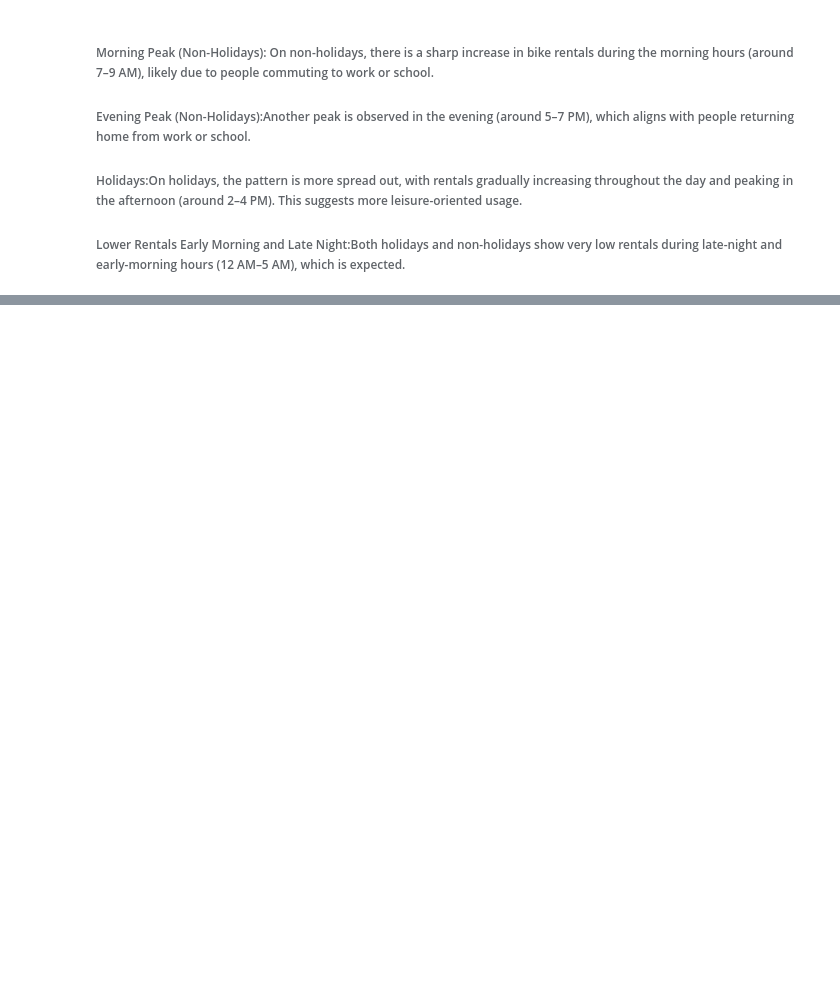
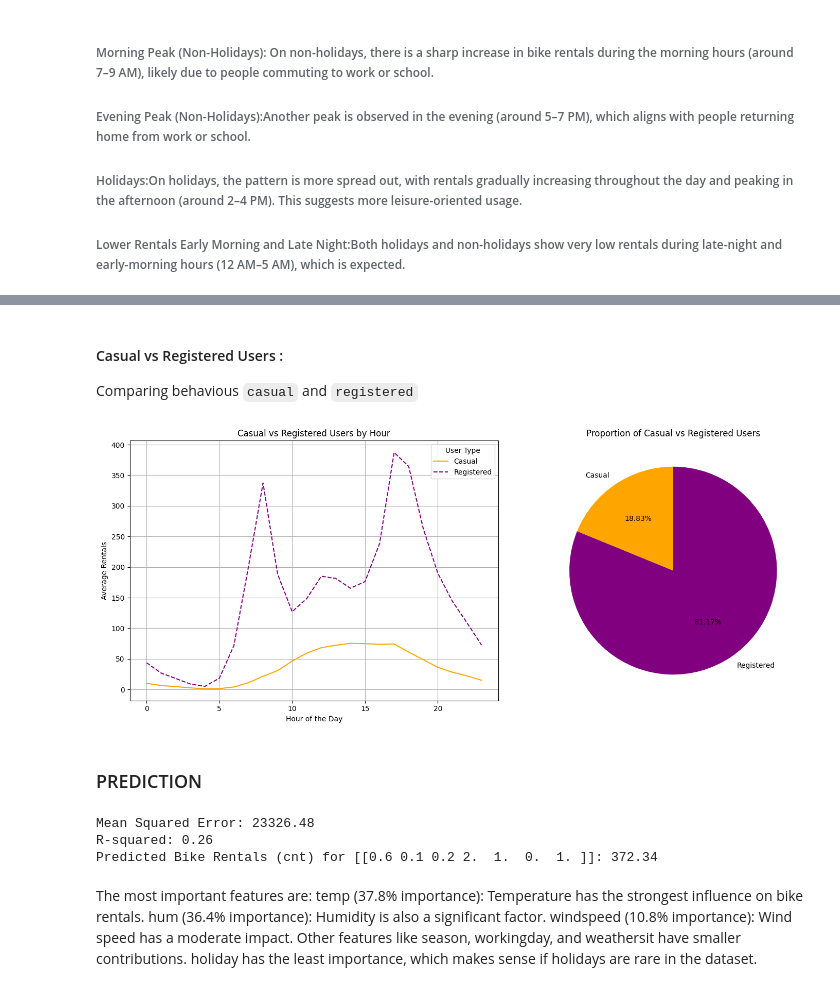
Before and after one commit to OmSingh2005/Bike-Rental-Trends-and-Forecasting, a Jupyter notebook: src/project.ipynb, the cells around one changed output, grey strips where cells are left out. Cells and saved outputs as stored; diff of their text form; code cells hidden in the pictures; blank space fills up the shorter version.

```diff
--- a/src/project.ipynb
+++ b/src/project.ipynb
@@ -300,0 +314,66 @@ This notebook provided an exploratory analysis of the `day.csv` and `hour.csv` d
+# %% [markdown]
+#### Casual vs Registered Users :
+Comparing behavious `casual` and `registered`
+# %%
+# Create a subplot with 1 row and 2 columns
+fig, axes = plt.subplots(1, 2, figsize=(15, 6))
+hourly_data = datat.groupby(time)[['casual', 'registered']].mean()
+# Line plot for casual vs registered users by hour
+sns.lineplot(ax=axes[0], x=hourly_data.index, y=hourly_data['casual'], label='Casual', linestyle='-', color='orange')
+sns.lineplot(ax=axes[0], x=hourly_data.index, y=hourly_data['registered'], label='Registered', linestyle='--', color='purple')
+axes[0].set_title('Casual vs Registered Users by Hour')
+axes[0].set_xlabel('Hour of the Day')
+axes[0].set_ylabel('Average Rentals')
+axes[0].legend(title='User Type')
+axes[0].grid()
+
+# Pie chart for proportion of registered and casual users
+total_casual = hourly_data['casual'].sum()
+total_registered = hourly_data['registered'].sum()
+axes[1].pie(
+    [total_casual, total_registered],
+    labels=['Casual', 'Registered'],
+    autopct='%1.2f%%',
+    colors=['orange', 'purple'],
+    startangle=90
+)
+axes[1].set_title('Proportion of Casual vs Registered Users')
+
+# Adjust layout
+plt.tight_layout()
+plt.show()
+# %% [output]
+[figure, added]
+# %% [markdown]
+### PREDICTION
+# %%
+# Import the updated function from pred.py
+from pred import train_and_predict
+
+# Define the features and target
+features = ['temp', 'hum', 'windspeed', 'season', 'weathersit', 'holiday', 'workingday']  # Add more relevant features
+target = 'cnt'
+
+# Train the model and get the results
+result = train_and_predict(datat, features, target)
+
+# Display the evaluation metrics
+print(f"Mean Squared Error: {result['mse']:.2f}")
+print(f"R-squared: {result['r2']:.2f}")
+
+# Test the model with a sample input
+sample_input = pd.DataFrame({'temp': [0.6], 'hum': [0.1], 'windspeed': [0.2],
+                             'season': [2], 'weathersit': [1], 'holiday': [0], 'workingday': [1]})
+predicted_cnt = result['model'].predict(sample_input)
+print(f"Predicted Bike Rentals (cnt) for {sample_input.values}: {predicted_cnt[0]:.2f}")
+# %% [output]
+Mean Squared Error: 23326.48
+R-squared: 0.26
+Predicted Bike Rentals (cnt) for [[0.6 0.1 0.2 2.  1.  0.  1. ]]: 372.34
+# %% [markdown]
+The most important features are:
+temp (37.8% importance): Temperature has the strongest influence on bike rentals.
+hum (36.4% importance): Humidity is also a significant factor.
+windspeed (10.8% importance): Wind speed has a moderate impact.
+Other features like season, workingday, and weathersit have smaller contributions.
+holiday has the least importance, which makes sense if holidays are rare in the dataset.
```
Also changed, not shown: parts of 26 cells of this notebook, 1 other file.
